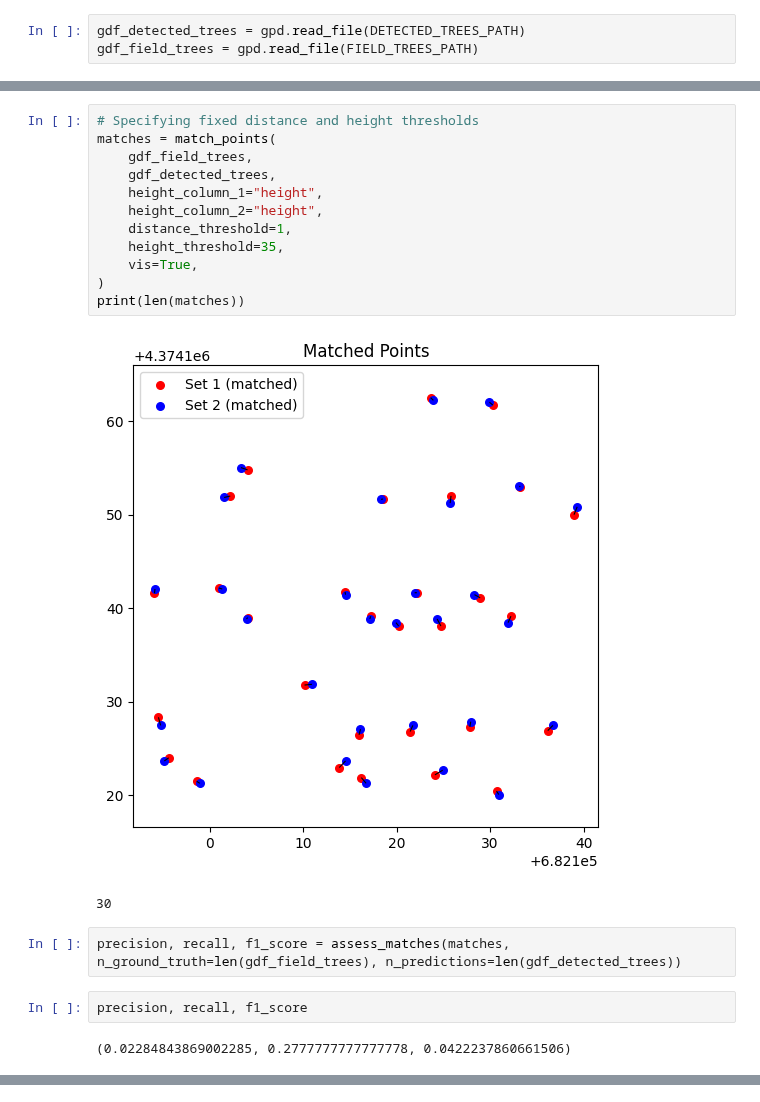
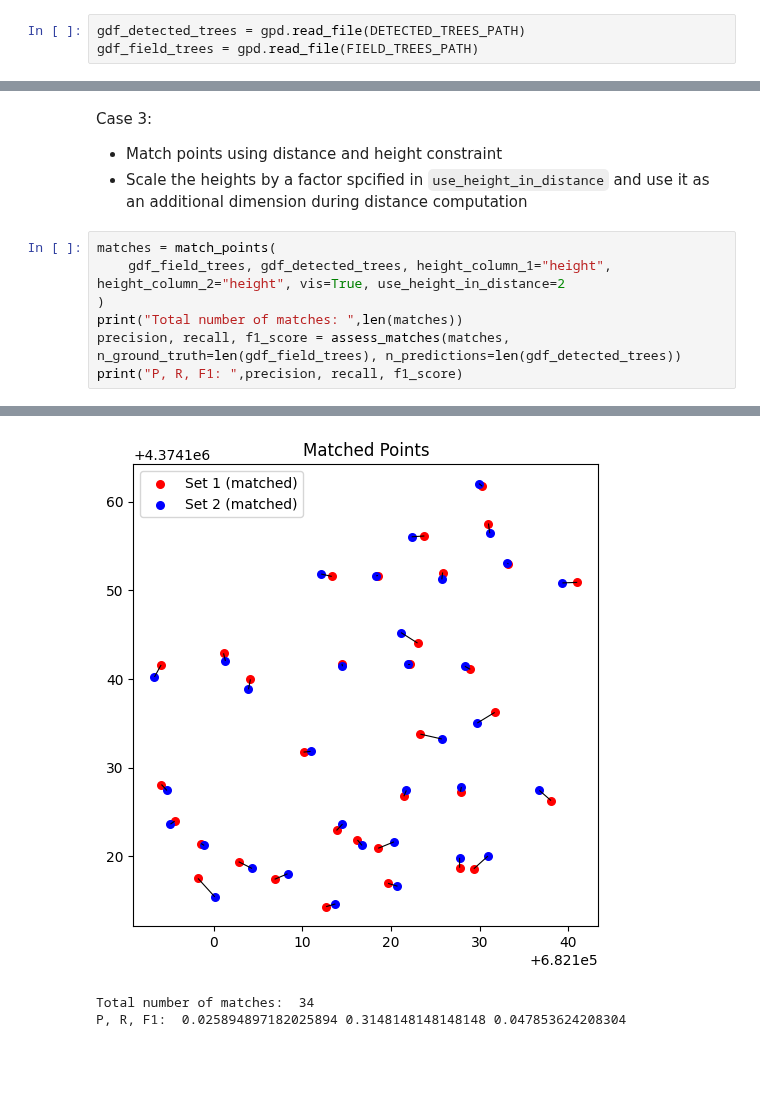
Before and after one commit to open-forest-observatory/tree-detection-framework, a Jupyter notebook: sandbox/evaluation/matching_points.ipynb, the cells around one changed output, grey strips where cells are left out. Saved outputs shown, nothing was run; the diff lists cells and outputs as text; blank space fills up the shorter version.

```diff
--- a/sandbox/evaluation/matching_points.ipynb
+++ b/sandbox/evaluation/matching_points.ipynb
@@ -28,21 +45,12 @@ print(len(matches))
-# %%
-# Specifying fixed distance and height thresholds
-matches = match_points(
-    gdf_field_trees,
-    gdf_detected_trees,
-    height_column_1="height",
-    height_column_2="height",
-    distance_threshold=1,
-    height_threshold=35,
-    vis=True,
-)
-print(len(matches))
-# %% [output]
-[figure, removed]
-30
-# %%
-precision, recall, f1_score = assess_matches(matches, n_ground_truth=len(gdf_field_trees), n_predictions=len(gdf_detected_trees))
-# %%
-precision, recall, f1_score
-# %% [output]
-(0.02284843869002285, 0.2777777777777778, 0.0422237860661506)
+# %% [markdown]
+Case 3:
+- Match points using distance and height constraint
+- Scale the heights by a factor spcified in `use_height_in_distance` and use it as an additional dimension during distance computation
+# %%
+matches = match_points(
+    gdf_field_trees, gdf_detected_trees, height_column_1="height", height_column_2="height", vis=True, use_height_in_distance=2
+)
+print("Total number of matches: ",len(matches))
+precision, recall, f1_score = assess_matches(matches, n_ground_truth=len(gdf_field_trees), n_predictions=len(gdf_detected_trees))
+print("P, R, F1: ",precision, recall, f1_score)
+# %% [output]
@@ -48,0 +58,3 @@ precision, recall, f1_score
+[figure, added]
+Total number of matches:  34
+P, R, F1:  0.025894897182025894 0.3148148148148148 0.047853624208304
```
Also changed, not shown: parts of 5 cells of this notebook, 1 other file.
